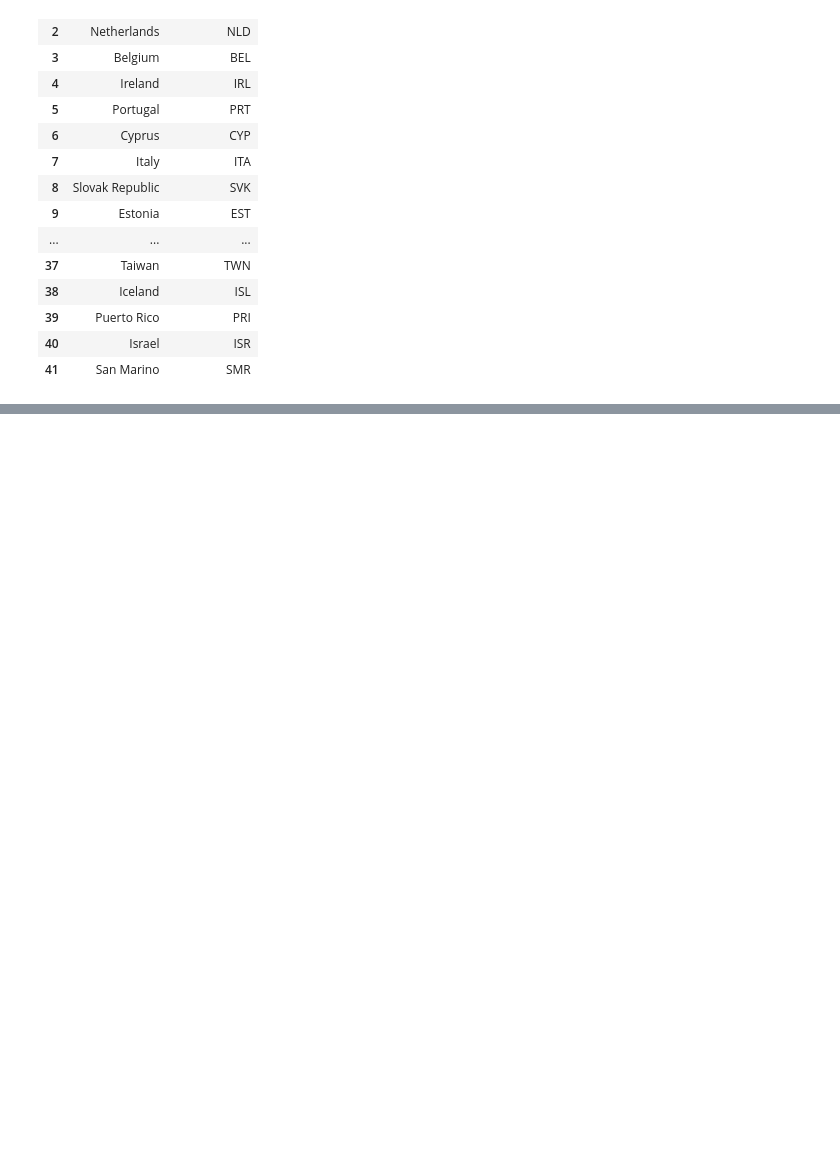
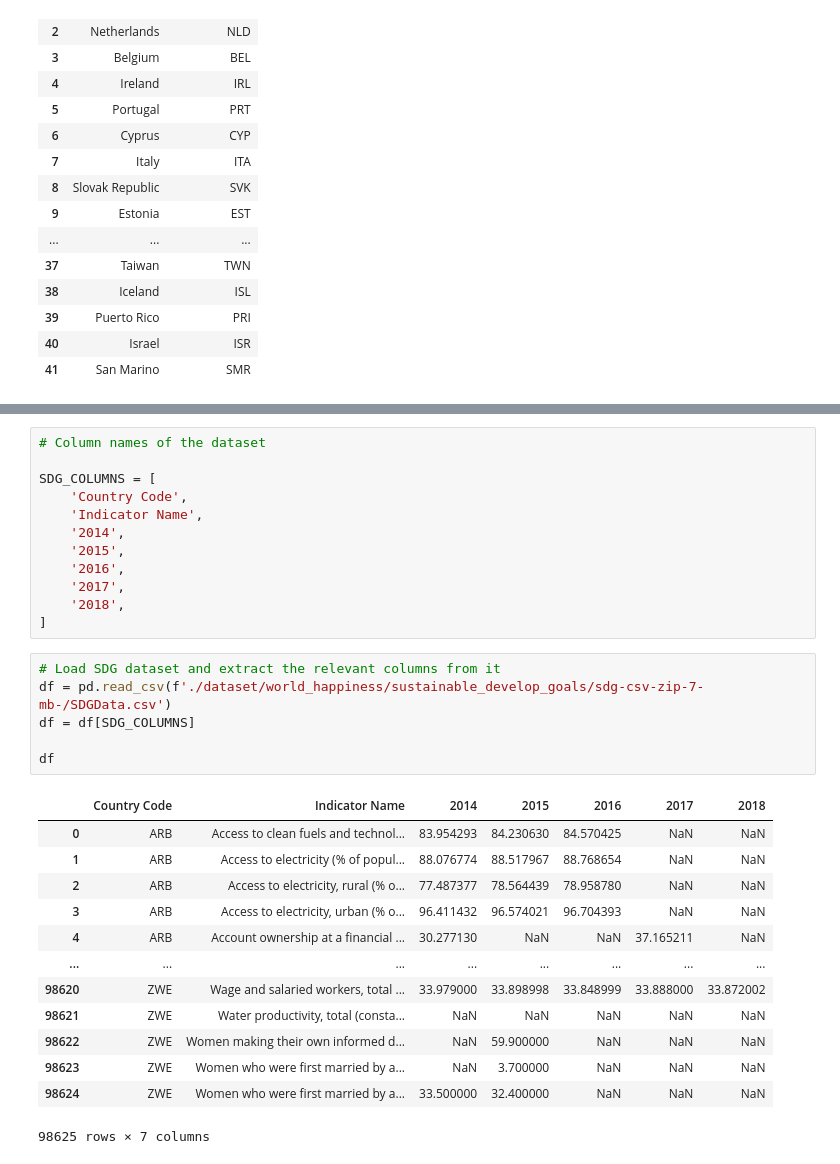
Before and after one commit to bianyuanop/WorldHappinessAnalysis, a Jupyter notebook: preprocessing_all_datasets.ipynb, the cells around one changed output, grey strips where cells are left out. Cells and saved outputs as stored; diff of their text form; blank space fills up the shorter version.

```diff
--- a/preprocessing_all_datasets.ipynb
+++ b/preprocessing_all_datasets.ipynb
@@ -180,0 +227,32 @@ developing_countries
+# %%
+# Column names of the dataset
+
+SDG_COLUMNS = [
+    'Country Code',
+    'Indicator Name',
+    '2014',
+    '2015',
+    '2016',
+    '2017',
+    '2018',
+]
+# %%
+# Load SDG dataset and extract the relevant columns from it
+df = pd.read_csv(f'./dataset/world_happiness/sustainable_develop_goals/sdg-csv-zip-7-mb-/SDGData.csv')
+df = df[SDG_COLUMNS]
+
+df
+# %% [output]
+|  | Country Code | Indicator Name | 2014 | 2015 | 2016 | 2017 | 2018 |
+| 0 | ARB | Access to clean fuels and technol... | 83.954293 | 84.230630 | 84.570425 | NaN | NaN |
+| 1 | ARB | Access to electricity (% of popul... | 88.076774 | 88.517967 | 88.768654 | NaN | NaN |
+| 2 | ARB | Access to electricity, rural (% o... | 77.487377 | 78.564439 | 78.958780 | NaN | NaN |
+| 3 | ARB | Access to electricity, urban (% o... | 96.411432 | 96.574021 | 96.704393 | NaN | NaN |
+| 4 | ARB | Account ownership at a financial ... | 30.277130 | NaN | NaN | 37.165211 | NaN |
+| ... | ... | ... | ... | ... | ... | ... | ... |
+| 98620 | ZWE | Wage and salaried workers, total ... | 33.979000 | 33.898998 | 33.848999 | 33.888000 | 33.872002 |
+| 98621 | ZWE | Water productivity, total (consta... | NaN | NaN | NaN | NaN | NaN |
+| 98622 | ZWE | Women making their own informed d... | NaN | 59.900000 | NaN | NaN | NaN |
+| 98623 | ZWE | Women who were first married by a... | NaN | 3.700000 | NaN | NaN | NaN |
+| 98624 | ZWE | Women who were first married by a... | 33.500000 | 32.400000 | NaN | NaN | NaN |
+98625 rows × 7 columns
```
Also changed, not shown: parts of 17 cells of this notebook.
